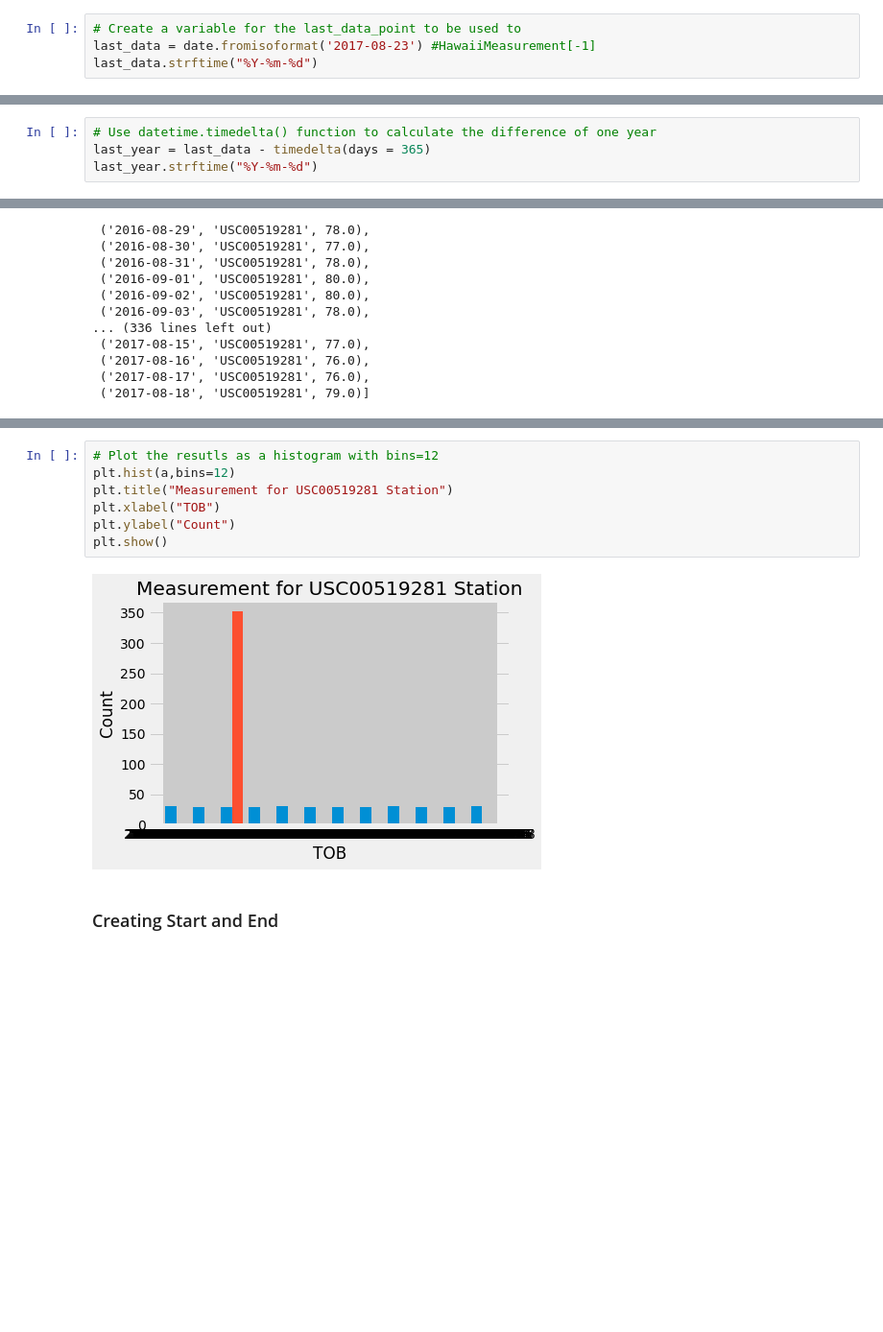
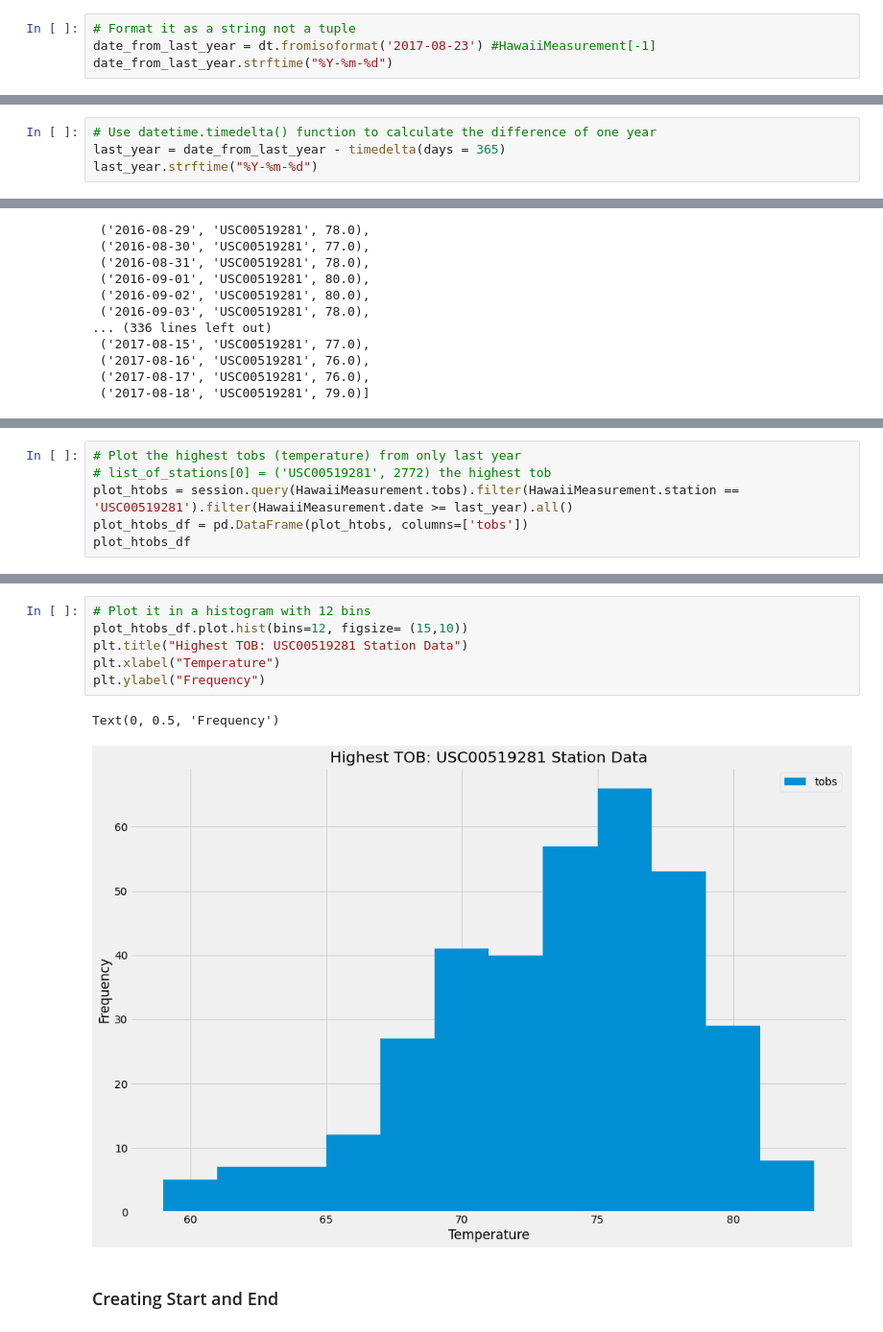
Before and after one commit to ellismok/sqlalchemy-challenge, a Jupyter notebook: starter_climate_analysis.ipynb, the cells around one changed output, grey strips where cells are left out. Shown at 96% size. Saved outputs shown, nothing was run; the diff lists cells and outputs as text; blank space fills up the shorter version.

```diff
--- a/starter_climate_analysis.ipynb
+++ b/starter_climate_analysis.ipynb
@@ -58,14 +59,14 @@ last_data_point
 # %% [output]
 ('2017-08-23')
 # %%
-# Create a variable for the last_data_point to be used to
-last_data = date.fromisoformat('2017-08-23') #HawaiiMeasurement[-1]
-last_data.strftime("%Y-%m-%d")
+# Format it as a string not a tuple
+date_from_last_year = dt.fromisoformat('2017-08-23') #HawaiiMeasurement[-1]
+date_from_last_year.strftime("%Y-%m-%d")
 # %% [output]
 '2017-08-23'
 # %%
 # Use datetime.timedelta() function to calculate the difference of one year
-last_year = last_data - timedelta(days = 365)
+last_year = date_from_last_year - timedelta(days = 365)
 last_year.strftime("%Y-%m-%d")
 # %% [output]
 '2016-08-23'
@@ -281,3 +280,9 @@ a
 | 350 | 2017-08-17 | 76.0 |
 | 351 | 2017-08-18 | 79.0 |
 352 rows × 2 columns
+# %%
+# Plot the highest tobs (temperature) from only last year
+# list_of_stations[0] = ('USC00519281', 2772) the highest tob
+plot_htobs = session.query(HawaiiMeasurement.tobs).filter(HawaiiMeasurement.station == 'USC00519281').filter(HawaiiMeasurement.date >= last_year).all()
+plot_htobs_df = pd.DataFrame(plot_htobs, columns=['tobs'])
+plot_htobs_df
@@ -284,12 +303,12 @@ a
 # %%
-# Plot the resutls as a histogram with bins=12
-plt.hist(a,bins=12)
-plt.title("Measurement for USC00519281 Station")
-plt.xlabel("TOB")
-plt.ylabel("Count")
-plt.show()
+# Plot it in a histogram with 12 bins
+plot_htobs_df.plot.hist(bins=12, figsize= (15,10))
+plt.title("Highest TOB: USC00519281 Station Data")
+plt.xlabel("Temperature")
+plt.ylabel("Frequency")
 # %% [output]
+Text(0, 0.5, 'Frequency')
-[figure, old version]
+[figure, new version]
 # %% [markdown]
 ### Creating Start and End
 # %%
```
Also changed, not shown: parts of 14 cells of this notebook, 1 other file.
